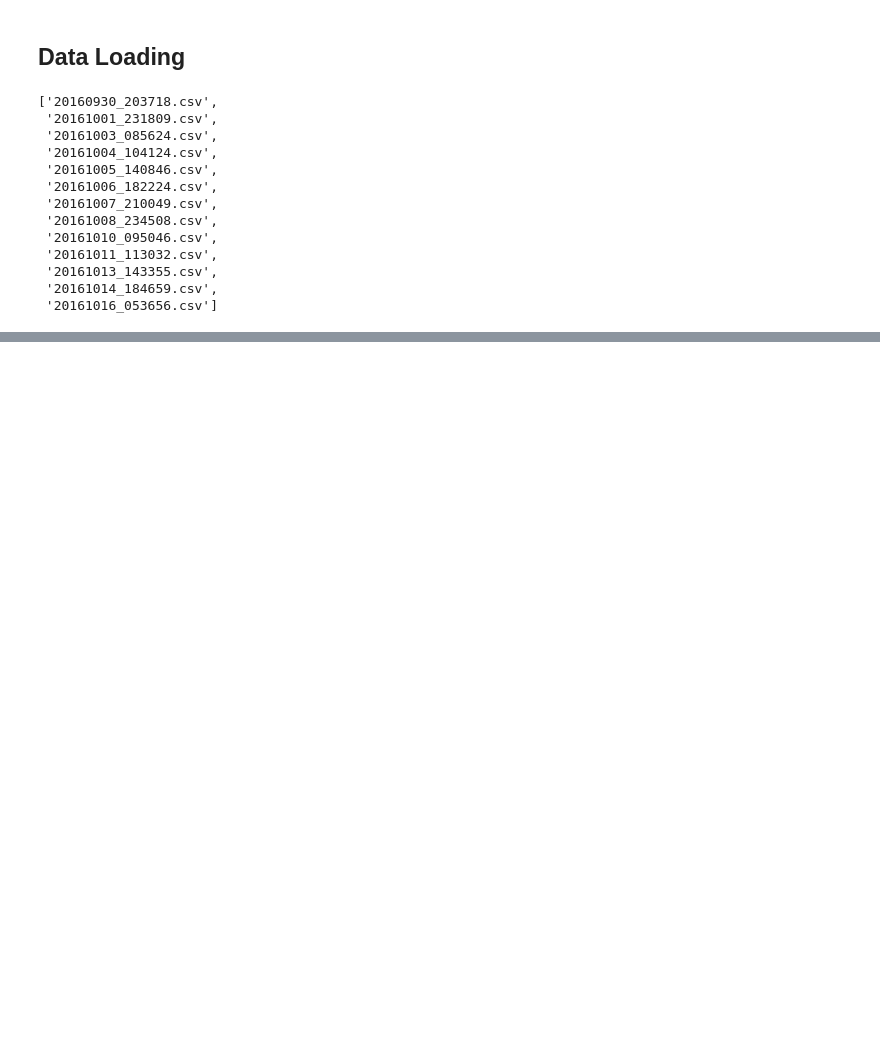
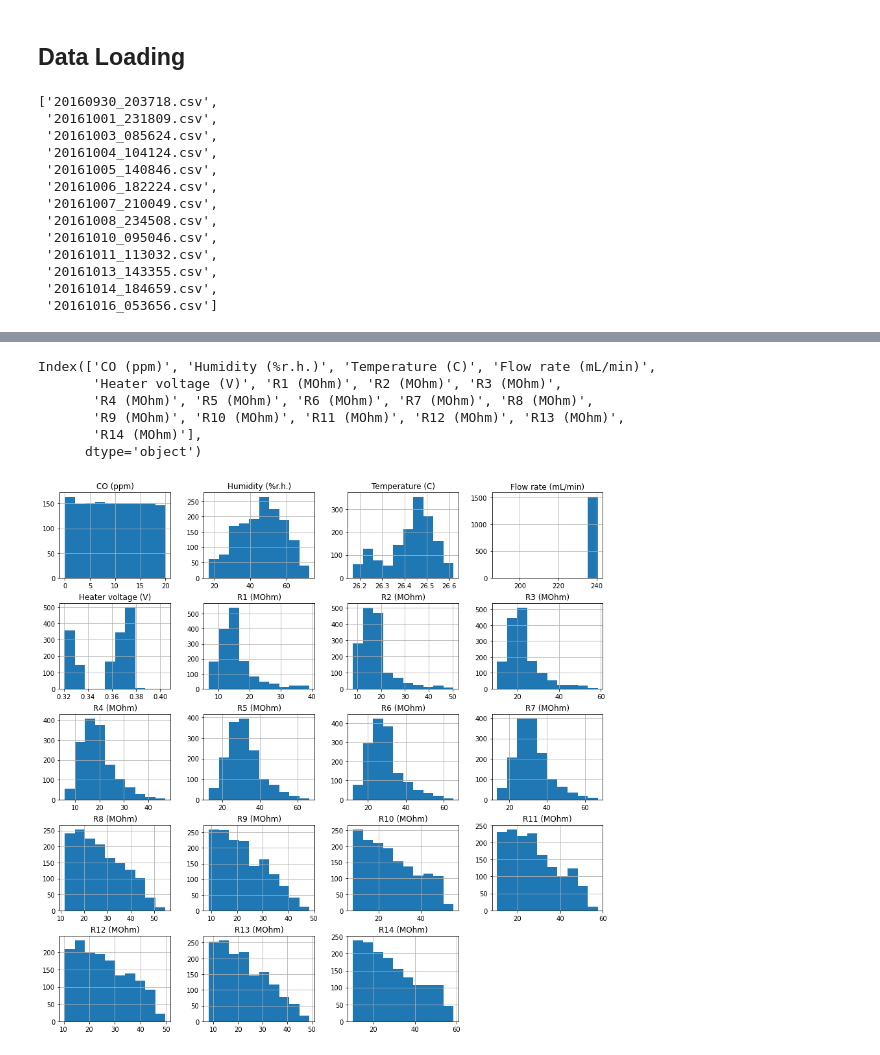
Before and after one commit to alberflor/monoxide-eda, a Jupyter notebook: Monoxide-EDA.ipynb, the cells around one changed output, grey strips where cells are left out. Drawn from its saved outputs; the diff is of its cells as text; code cells hidden in the pictures; blank space fills up the shorter version.

```diff
--- a/Monoxide-EDA.ipynb
+++ b/Monoxide-EDA.ipynb
@@ -326,0 +138,16 @@ from sklearn.preprocessing import PowerTransformer, QuantileTransformer
+# %%
+df.columns
+# %% [output]
+Index(['CO (ppm)', 'Humidity (%r.h.)', 'Temperature (C)', 'Flow rate (mL/min)',
+       'Heater voltage (V)', 'R1 (MOhm)', 'R2 (MOhm)', 'R3 (MOhm)',
+       'R4 (MOhm)', 'R5 (MOhm)', 'R6 (MOhm)', 'R7 (MOhm)', 'R8 (MOhm)',
+       'R9 (MOhm)', 'R10 (MOhm)', 'R11 (MOhm)', 'R12 (MOhm)', 'R13 (MOhm)',
+       'R14 (MOhm)'],
+      dtype='object')
+# %%
+rd_feat = ['CO (ppm)', 'Humidity (%r.h.)', 'Temperature (C)', 'Flow rate (mL/min)']
+size = (15,15)
+
+df.hist(figsize=size);#;
+# %% [output]
+[figure, added]
```
Also changed, not shown: parts of 78 cells of this notebook.
